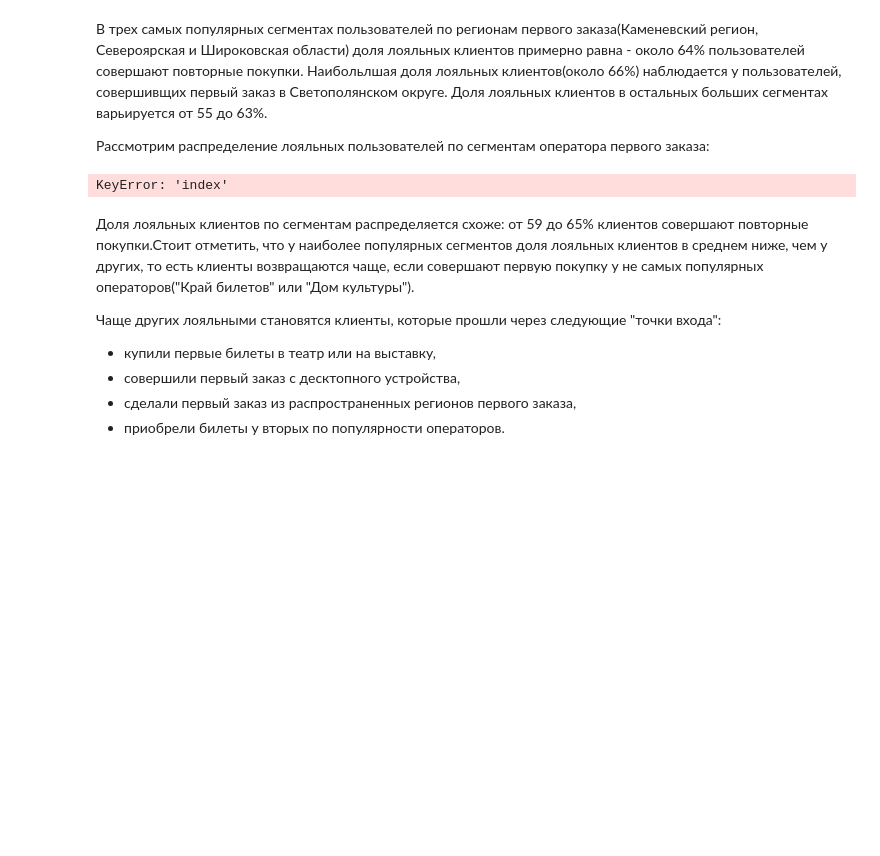
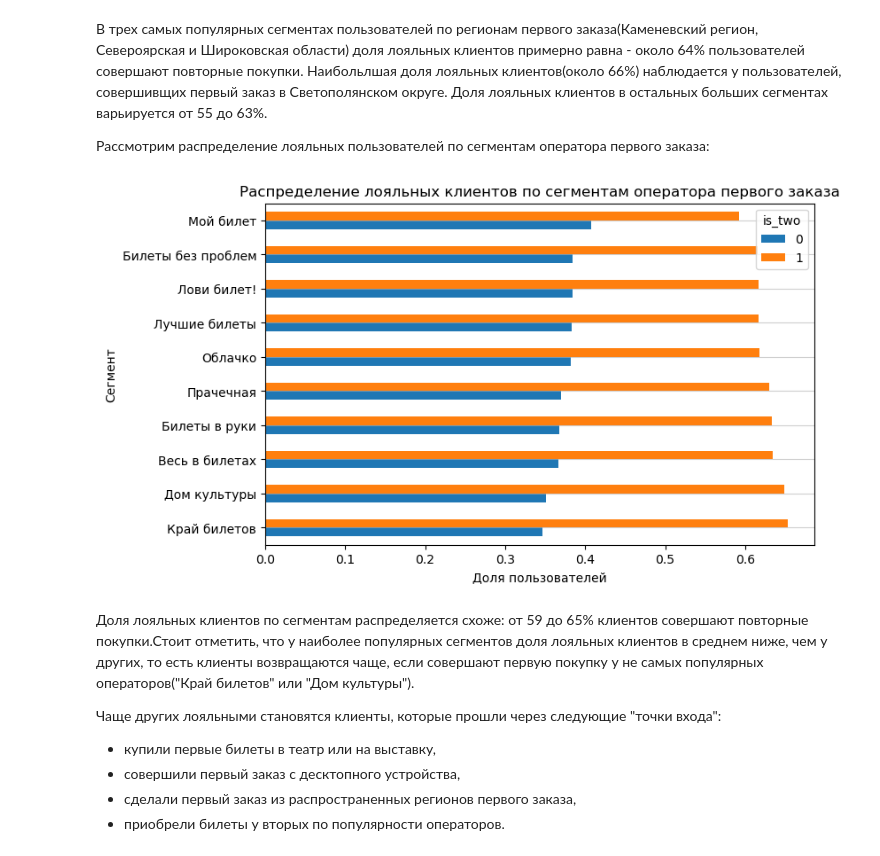
Before and after one commit to ksusamohval/yandex_afisha, a Jupyter notebook: analysis.ipynb, the cells around one changed output. Cells and saved outputs as stored; diff of their text form; code cells hidden in the pictures; blank space fills up the shorter version.

```diff
--- a/analysis.ipynb
+++ b/analysis.ipynb
@@ -907,19 +907,19 @@ plt.show()
 # %%
 #Находим 10 самых популярных сервисов и группируем по ним заказы
 top10_services = df_users['first_service'].value_counts().head(10).reset_index()
-service_segments = df_users[df_users['first_service'].isin(top10_services['index'])].groupby('first_service')['is_two'].value_counts(normalize=True).unstack(fill_value=0)
+service_segments = df_users[df_users['first_service'].isin(top10_services['first_service'])].groupby('first_service')['is_two'].value_counts(normalize=True).unstack(fill_value=0)
 
 # Построим столбчатую диаграмму распределения лояльных и нелояльных клиентов
 service_segments.sort_values(0).plot(kind='barh',
                                   figsize=(8,5), rot=0,
                                   title='Распределение лояльных клиентов по сегментам оператора первого заказа',
                                   ylabel = 'Сегмент',
                                   xlabel = 'Доля пользователей')
 
 plt.grid(axis='y', visible=True, alpha=0.6)
 plt.show()
 # %% [output]
-KeyError: 'index'
+[figure, added]
 # %% [markdown]
 Доля лояльных клиентов по сегментам распределяется схоже: от 59 до 65% клиентов совершают повторные покупки.Стоит отметить, что у наиболее популярных сегментов доля лояльных клиентов в среднем ниже, чем у других, то есть клиенты возвращаются чаще, если совершают первую покупку у не самых популярных операторов("Край билетов" или "Дом культуры").
 
```
Also changed, not shown: parts of 4 cells of this notebook.
